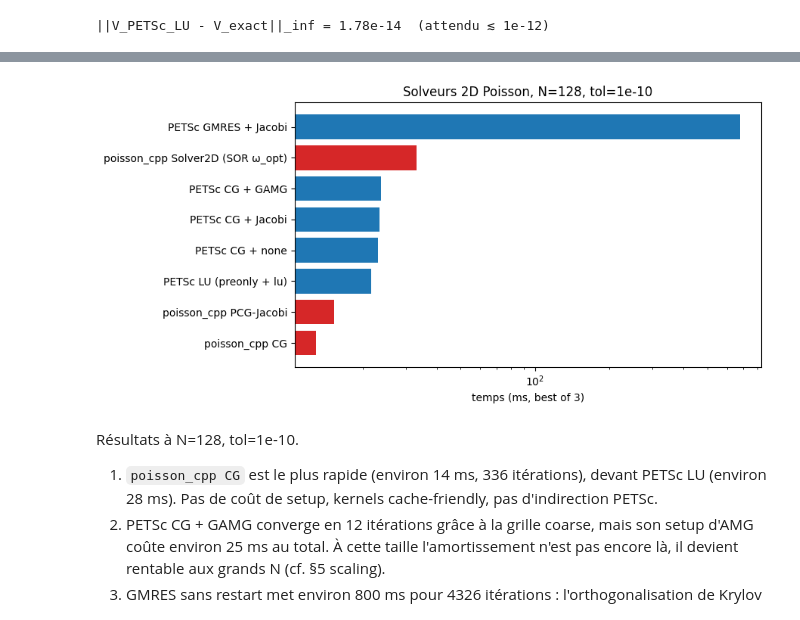
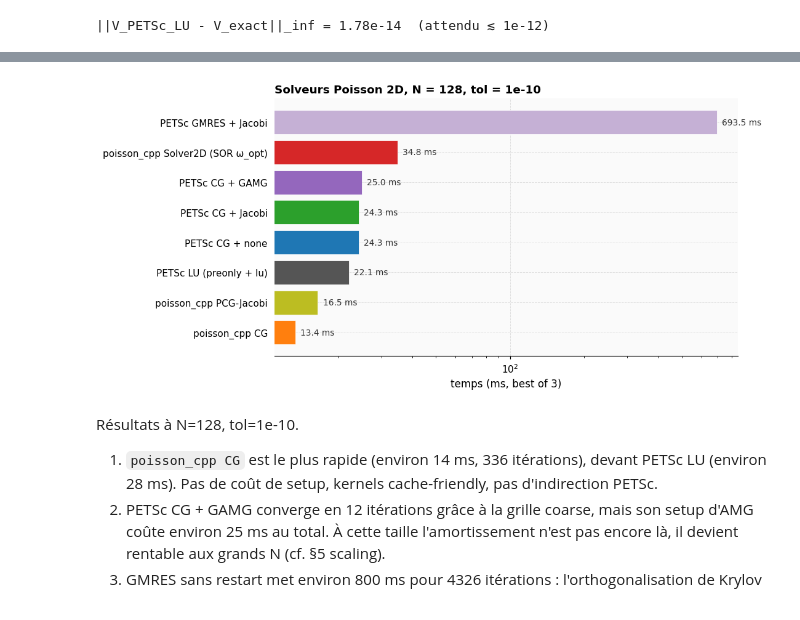
Before and after one commit to wolf75222/poisson_cpp, a Jupyter notebook: python/notebooks/compare_petsc.ipynb, the cells around one changed output, grey strips where cells are left out. Drawn from its saved outputs; the diff is of its cells as text; code cells hidden in the pictures.

```diff
--- a/python/notebooks/compare_petsc.ipynb
+++ b/python/notebooks/compare_petsc.ipynb
@@ -343,13 +513,20 @@ plt.show()
 # %%
-fig, ax = plt.subplots(figsize=(9, 4.5))
+fig, ax = plt.subplots(figsize=(10, 4.8))
 df_plot = df128.dropna(subset=['time_s']).sort_values('time_s')
-colors = ['#1f77b4' if 'PETSc' in s else '#d62728' if 'poisson_cpp' in s else '#7f7f7f' for s in df_plot['solver']]
-ax.barh(df_plot['solver'], df_plot['time_s'] * 1e3, color=colors)
-ax.set_xlabel('temps (ms, best of 3)'); ax.set_xscale('log')
-ax.set_title(f'Solveurs 2D Poisson, N=128, tol=1e-10')
+colors = [color_for(s) for s in df_plot['solver']]
+bars = ax.barh(df_plot['solver'], df_plot['time_s'] * 1e3, color=colors, edgecolor='white', linewidth=0.5)
+# Annotation : valeur ms en bout de barre
+for bar, val in zip(bars, df_plot['time_s']):
+    ax.text(val * 1e3 * 1.05, bar.get_y() + bar.get_height()/2, f'{val*1e3:.1f} ms',
+            va='center', fontsize=9, color='#333333')
+ax.set_xlabel('temps (ms, best of 3)')
+ax.set_xscale('log')
+ax.set_title(f'Solveurs Poisson 2D, N = 128, tol = 1e-10', loc='left')
+ax.spines['left'].set_visible(False)
+ax.tick_params(left=False)
 plt.tight_layout(); plt.show()
 # %% [output]
-[figure, old version]
+[figure, new version]
 # %% [markdown]
 Résultats à N=128, tol=1e-10.
 
```
Also changed, not shown: parts of 77 cells of this notebook.
